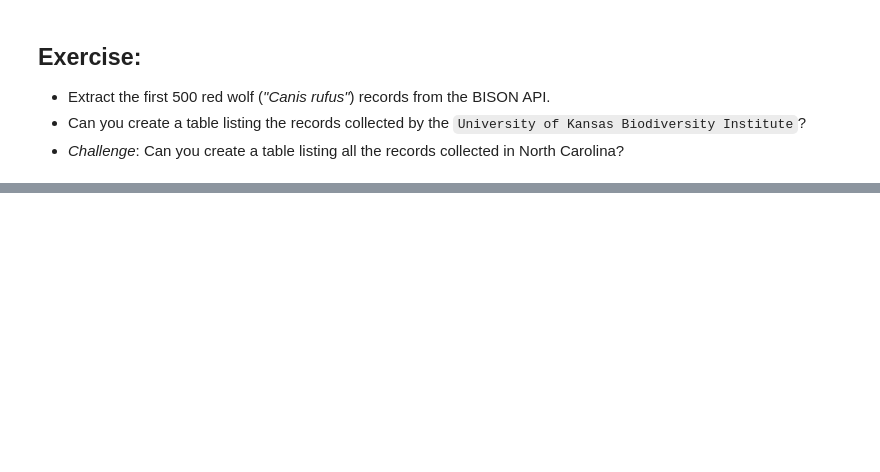
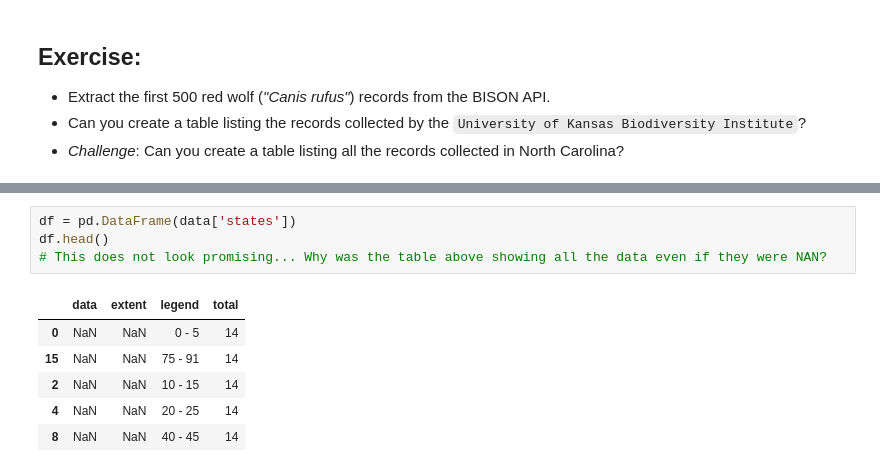
Before and after one commit to AAlatorre/UsingAPIs, a Jupyter notebook: 2a-Exploring-the-BISON-API.ipynb, the cells around one changed output, grey strips where cells are left out. Saved outputs shown, nothing was run; the diff lists cells and outputs as text; blank space fills up the shorter version.

```diff
--- a/2a-Exploring-the-BISON-API.ipynb
+++ b/2a-Exploring-the-BISON-API.ipynb
@@ -195,0 +280,11 @@ df.query("provider == 'Denver Museum of Nature & Science'")
+# %%
+df = pd.DataFrame(data['states'])
+df.head()
+# This does not look promising... Why was the table above showing all the data even if they were NAN?
+# %% [output]
+|  | data | extent | legend | total |
+| 0 | NaN | NaN | 0 - 5 | 14 |
+| 15 | NaN | NaN | 75 - 91 | 14 |
+| 2 | NaN | NaN | 10 - 15 | 14 |
+| 4 | NaN | NaN | 20 - 25 | 14 |
+| 8 | NaN | NaN | 40 - 45 | 14 |
```
Also changed, not shown: parts of 10 cells of this notebook.
